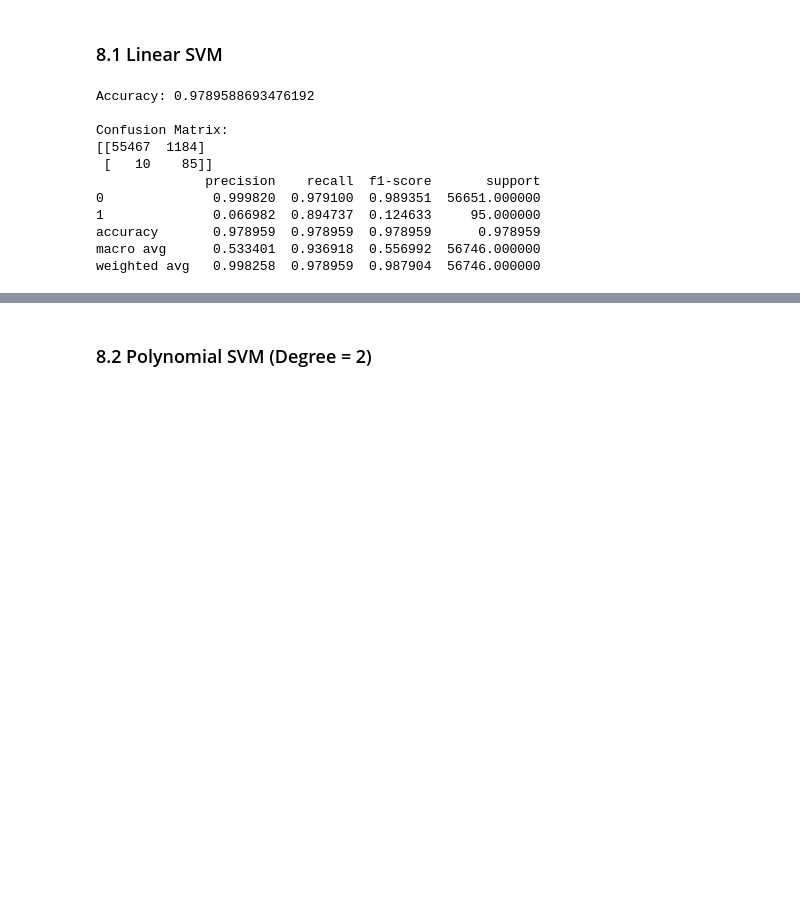
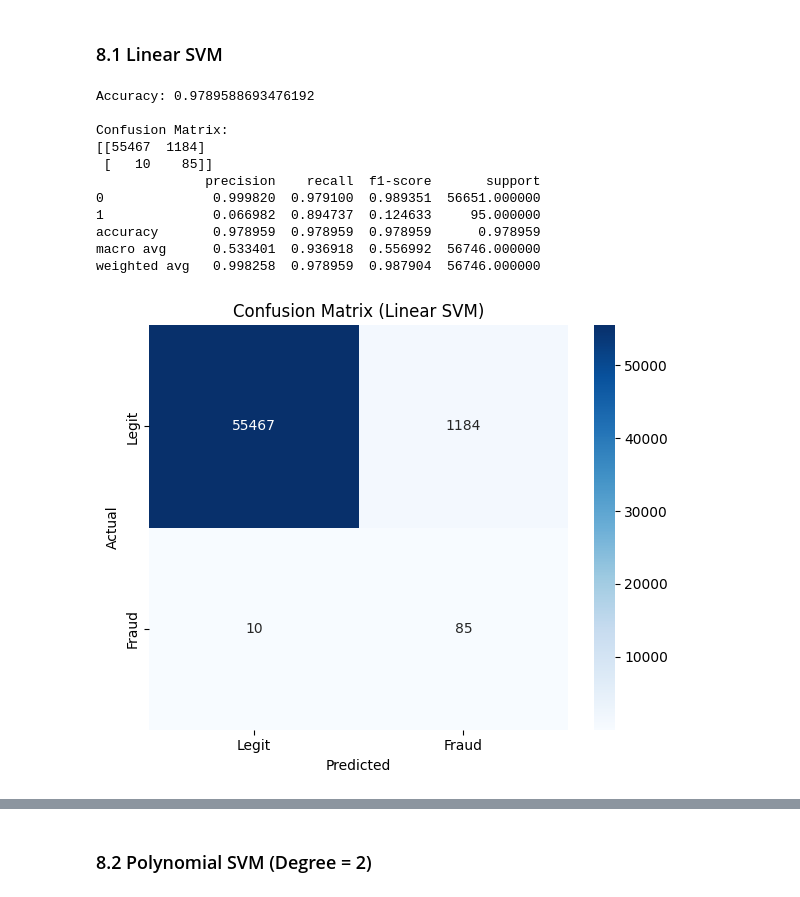
Before and after one commit to billyao021031/Credit_Card_Fraud_Detection, a Jupyter notebook: baseline.ipynb, the cells around one changed output, grey strips where cells are left out. Saved outputs shown, nothing was run; the diff lists cells and outputs as text; code cells hidden in the pictures; blank space fills up the shorter version.

```diff
--- a/baseline.ipynb
+++ b/baseline.ipynb
@@ -299,28 +383,70 @@ weighted avg   0.999505  0.999524  0.999507  56746.000000
 # %%
 linear_svm = LinearSVC()
 
 linear_svm.fit(X_train_resampled, y_train_resampled)
 
 # Predict on test set
 linear_svm_preds = linear_svm.predict(X_test_scaled)
 
 # Calculate accuracy and confusion matrix
 print('Accuracy:', metrics.accuracy_score(y_test,linear_svm_preds),'\n')
 print('Confusion Matrix:')
-print(metrics.confusion_matrix(y_test,linear_svm_preds))
+cm_linear_svm = metrics.confusion_matrix(y_test,linear_svm_preds)
+print(cm_linear_svm)
 report_dict = classification_report(y_test, linear_svm_preds, output_dict=True)
 report_df = pd.DataFrame(report_dict).transpose()
 
 print(report_df)
+
+
+# === Confusion Matrix Visualization ===
+plt.figure(figsize=(6, 5))
+sns.heatmap(cm_linear_svm, annot=True, fmt="d", cmap="Blues", xticklabels=["Legit", "Fraud"], yticklabels=["Legit", "Fraud"])
+plt.title("Confusion Matrix (Linear SVM)")
+plt.xlabel("Predicted")
+plt.ylabel("Actual")
+plt.tight_layout()
+plt.show()
+
+# === ROC Curve Visualization ===
+linear_svm_scores = linear_svm.decision_function(X_test_scaled)
+fpr, tpr, _ = roc_curve(y_test, linear_svm_scores)
+roc_auc = auc(fpr, tpr)
+
+plt.figure(figsize=(7, 6))
+plt.plot(fpr, tpr, label=f'ROC curve (AUC = {roc_auc:.4f})', linewidth=2)
+plt.plot([0, 1], [0, 1], 'k--', label='Random Classifier')
+plt.xlabel('False Positive Rate')
+plt.ylabel('True Positive Rate')
+plt.title('ROC Curve (Linear SVM)')
+plt.legend(loc="lower right")
+plt.grid(True)
+
+plt.show()
+
+# === Precision-Recall Curve Visualization ===
+precision, recall, _ = precision_recall_curve(y_test, linear_svm_scores)
+pr_auc = auc(recall, precision)
+
+plt.figure(figsize=(7, 6))
+plt.plot(recall, precision, label=f'Precision-Recall curve (AUC = {pr_auc:.4f})')
+plt.xlabel('Recall')
+plt.ylabel('Precision')
+plt.title('Precision-Recall Curve (Linear SVM)')
+plt.legend(loc="lower left")
+plt.grid(True)
+
+plt.show()
 # %% [output]
 Accuracy: 0.9789588693476192
 
 Confusion Matrix:
 [[55467  1184]
  [   10    85]]
               precision    recall  f1-score       support
 0              0.999820  0.979100  0.989351  56651.000000
 1              0.066982  0.894737  0.124633     95.000000
 accuracy       0.978959  0.978959  0.978959      0.978959
 macro avg      0.533401  0.936918  0.556992  56746.000000
 weighted avg   0.998258  0.978959  0.987904  56746.000000
+[figure, added]
```
Also changed, not shown: parts of 6 cells of this notebook.
